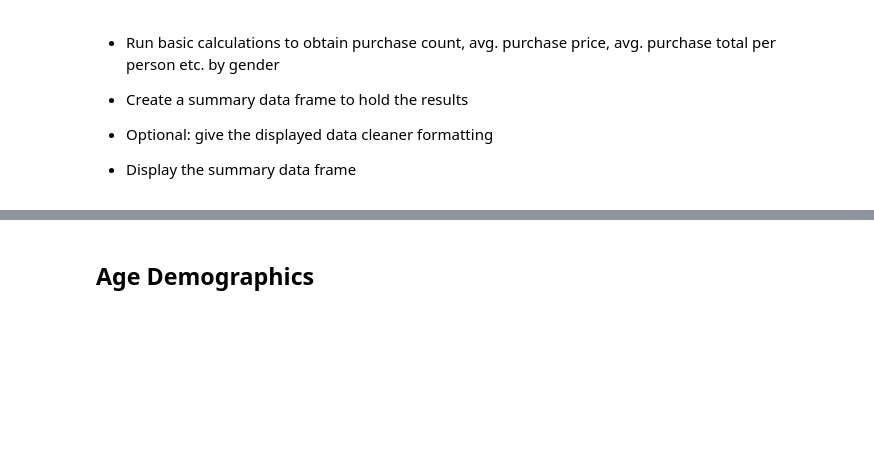
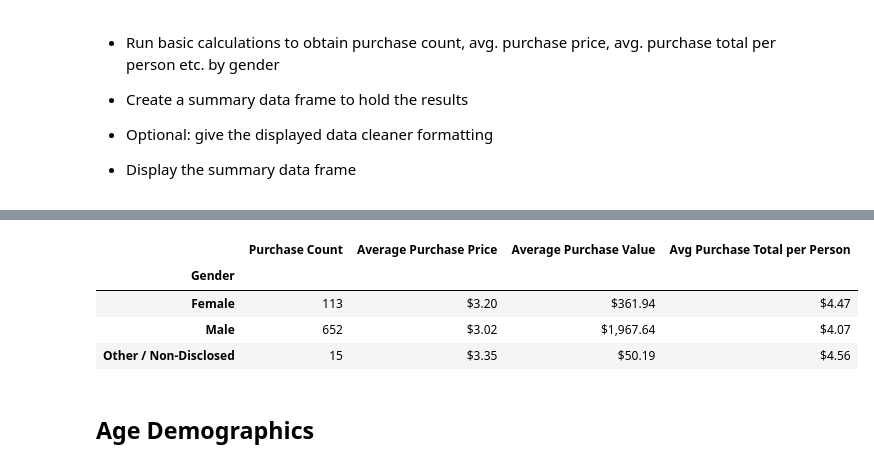
Before and after one commit to saaallyahmed/Panda_challenge, a Jupyter notebook: HeroesOfPymoli/HeroesOfPymoli_starter.ipynb, the cells around one changed output, grey strips where cells are left out. Saved outputs shown, nothing was run; the diff lists cells and outputs as text; code cells hidden in the pictures; blank space fills up the shorter version.

```diff
--- a/HeroesOfPymoli/HeroesOfPymoli_starter.ipynb
+++ b/HeroesOfPymoli/HeroesOfPymoli_starter.ipynb
@@ -86,0 +82,18 @@ SyntaxError: unexpected EOF while parsing (Temp/ipykernel_25620/2011166518.py, l
+# %%
+# Group purchase_data by Gender
+gender_stats = purchase_data.groupby("Gender")
+
+# Count the total of screen names "SN" by gender
+total_count_gender = gender_stats.nunique()["SN"]
+
+# Total count by gender and divivde by total players
+percentage_of_players = total_count_gender / total_players * 100
+
+# Create data frame with obtained values
+gender_demographics = pd.DataFrame({"Total Count": total_count_gender, "Percentage of Players": percentage_of_players})
+
+# Format the data frame with no index name in the corner
+gender_demographics.index.name = None
+
+# Format the values sorted by total count in descending order, and two decimal places for the percentage
+gender_demographics.sort_values(["Total Count"], ascending = False).style.format({"Percentage of Players":"{:.2f}"})
@@ -110,3 +121,35 @@ SyntaxError: unexpected EOF while parsing (Temp/ipykernel_25620/2011166518.py, l
+# %%
+# Count the total purchases by gender
+purchase_count = gender_stats["Purchase ID"].count()
+
+# Average purchase prices by gender
+avg_purchase_price = gender_stats["Price"].mean()
+
+# Average purchase total by gender
+avg_purchase_total = gender_stats["Price"].sum()
+
+# Average purchase total by gender divivded by purchase count by unique shoppers
+avg_purchase_per_person = avg_purchase_total/total_count_gender
+
+# Create data frame with obtained values
+gender_demographics = pd.DataFrame({"Purchase Count": purchase_count,
+                                    "Average Purchase Price": avg_purchase_price,
+                                    "Average Purchase Value":avg_purchase_total,
+                                    "Avg Purchase Total per Person": avg_purchase_per_person})
+
+# Provide index in top left as "Gender"
+gender_demographics.index.name = "Gender"
+
+# Format with currency style
+gender_demographics.style.format({"Average Purchase Value":"${:,.2f}",
+                                  "Average Purchase Price":"${:,.2f}",
+                                  "Avg Purchase Total per Person":"${:,.2f}"})
+# %% [output]
+|  | Purchase Count | Average Purchase Price | Average Purchase Value | Avg Purchase Total per Person |
+| Gender |  |  |  |  |
+| Female | 113 | $3.20 | $361.94 | $4.47 |
+| Male | 652 | $3.02 | $1,967.64 | $4.07 |
+| Other / Non-Disclosed | 15 | $3.35 | $50.19 | $4.56 |
 # %% [markdown]
 ## Age Demographics
 # %% [markdown]
```
Also changed, not shown: parts of 23 cells of this notebook.
